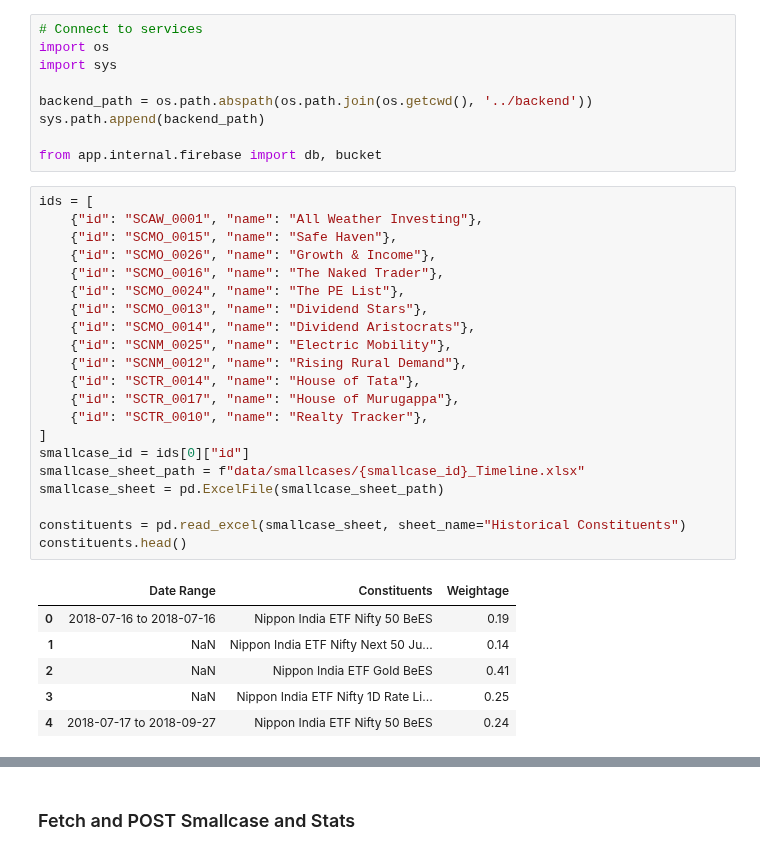
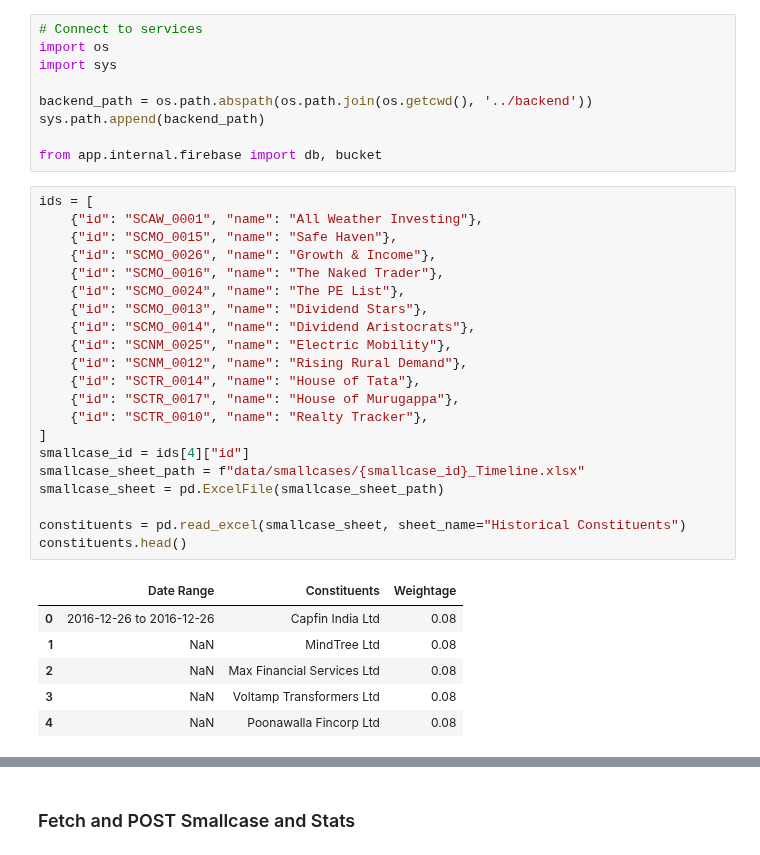
Before and after one commit to pagar22/laxmi-chit-fund, a Jupyter notebook: notebooks/smallcases.ipynb, the cells around one changed output, grey strips where cells are left out. Saved outputs shown, nothing was run; the diff lists cells and outputs as text.

```diff
--- a/notebooks/smallcases.ipynb
+++ b/notebooks/smallcases.ipynb
@@ -19,31 +19,31 @@ from app.internal.firebase import db, bucket
 # %%
 ids = [
     {"id": "SCAW_0001", "name": "All Weather Investing"},
     {"id": "SCMO_0015", "name": "Safe Haven"},
     {"id": "SCMO_0026", "name": "Growth & Income"},
     {"id": "SCMO_0016", "name": "The Naked Trader"},
     {"id": "SCMO_0024", "name": "The PE List"},
     {"id": "SCMO_0013", "name": "Dividend Stars"},
     {"id": "SCMO_0014", "name": "Dividend Aristocrats"},
     {"id": "SCNM_0025", "name": "Electric Mobility"},
     {"id": "SCNM_0012", "name": "Rising Rural Demand"},
     {"id": "SCTR_0014", "name": "House of Tata"},
     {"id": "SCTR_0017", "name": "House of Murugappa"},
     {"id": "SCTR_0010", "name": "Realty Tracker"},
 ]
-smallcase_id = ids[0]["id"]
+smallcase_id = ids[4]["id"]
 smallcase_sheet_path = f"data/smallcases/{smallcase_id}_Timeline.xlsx"
 smallcase_sheet = pd.ExcelFile(smallcase_sheet_path)
 
 constituents = pd.read_excel(smallcase_sheet, sheet_name="Historical Constituents")
 constituents.head()
 # %% [output]
 |  | Date Range | Constituents | Weightage |
-| 0 | 2018-07-16 to 2018-07-16 | Nippon India ETF Nifty 50 BeES | 0.19 |
-| 1 | NaN | Nippon India ETF Nifty Next 50 Ju... | 0.14 |
-| 2 | NaN | Nippon India ETF Gold BeES | 0.41 |
-| 3 | NaN | Nippon India ETF Nifty 1D Rate Li... | 0.25 |
-| 4 | 2018-07-17 to 2018-09-27 | Nippon India ETF Nifty 50 BeES | 0.24 |
+| 0 | 2016-12-26 to 2016-12-26 | Capfin India Ltd | 0.08 |
+| 1 | NaN | MindTree Ltd | 0.08 |
+| 2 | NaN | Max Financial Services Ltd | 0.08 |
+| 3 | NaN | Voltamp Transformers Ltd | 0.08 |
+| 4 | NaN | Poonawalla Fincorp Ltd | 0.08 |
 # %%
 indexes = pd.read_excel(smallcase_sheet, sheet_name="Historical Index Values")
 indexes.head()
```
Also changed, not shown: parts of 3 cells of this notebook, 4 other files.
